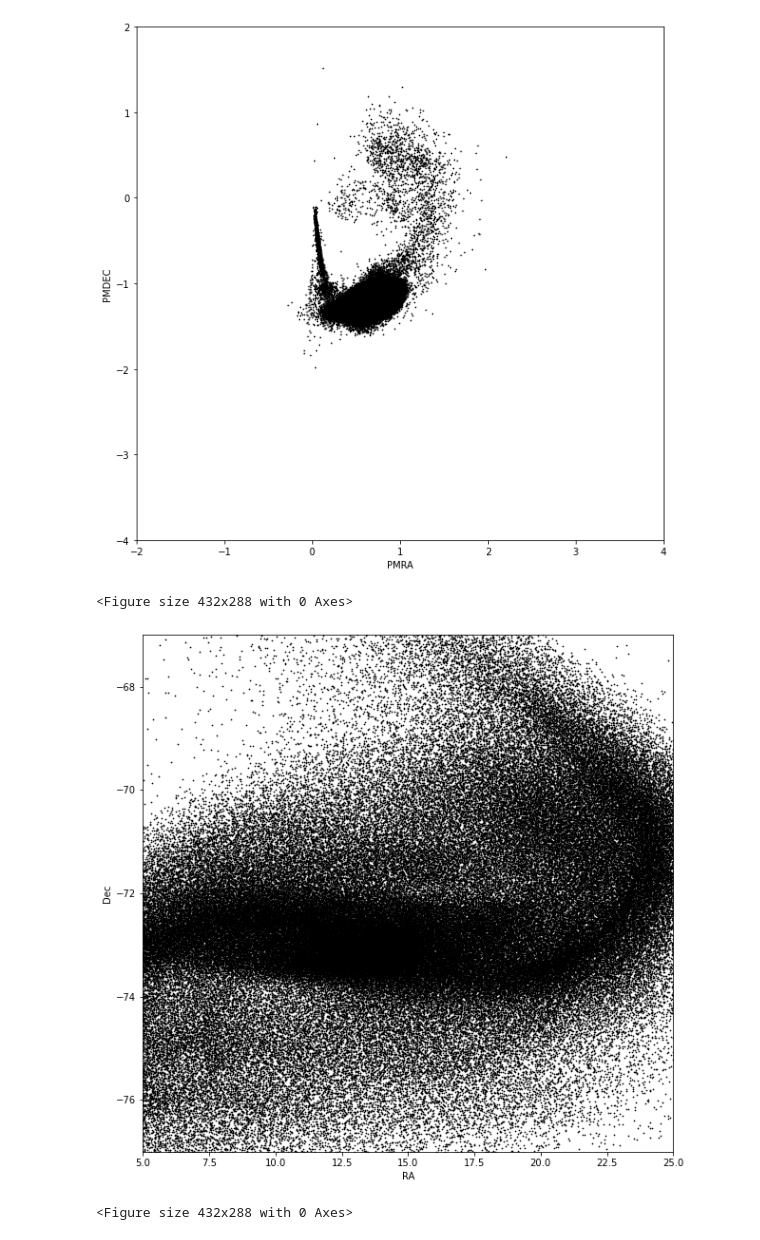
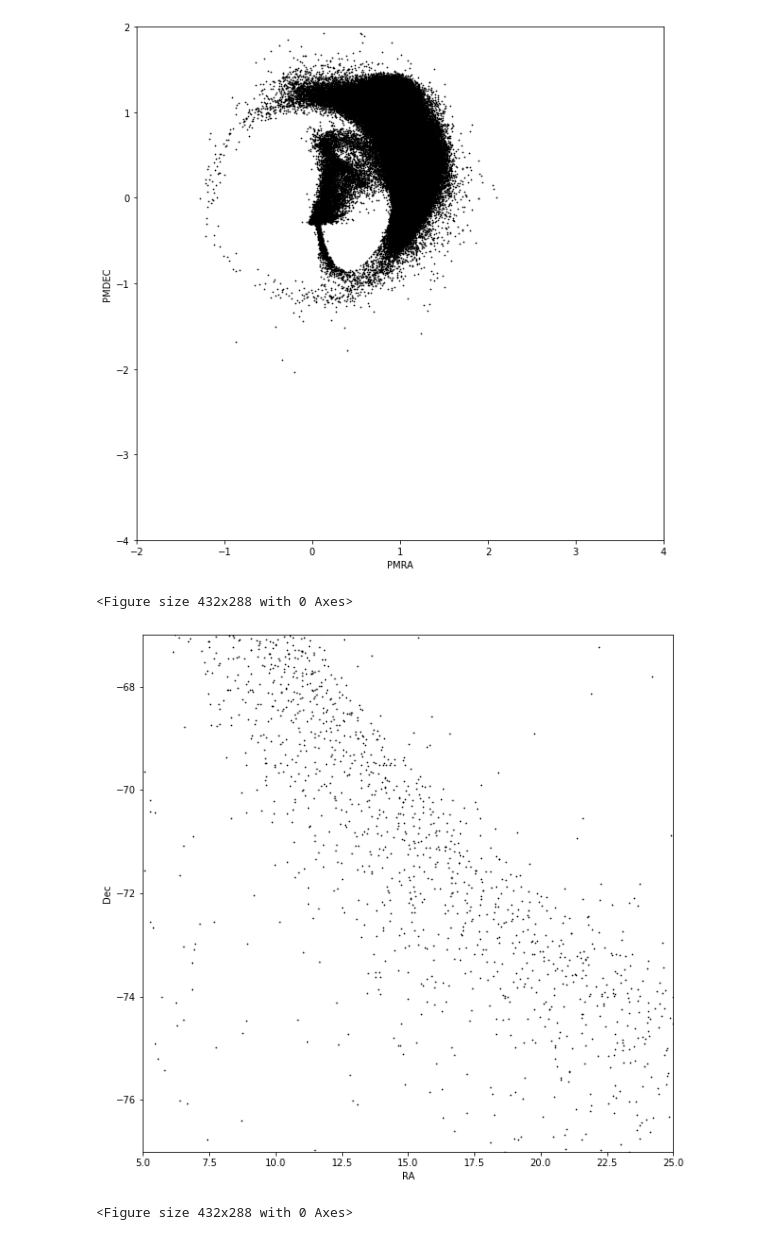
Before and after one commit to pzivick/smc_mcmc, a Jupyter notebook: FutureSim_Initial_Analysis.ipynb, the cells around one changed output. Cells and saved outputs as stored; diff of their text form; code cells hidden in the pictures.

```diff
--- a/FutureSim_Initial_Analysis.ipynb
+++ b/FutureSim_Initial_Analysis.ipynb
@@ -156,7 +155,7 @@ smcf40age_old = np.full((len(smcf40age_old), 1), 6040.0)
 # %%
-temp1a = coord.SkyCoord(x = smc1['X_G'] * u.kpc, y = smc1['Y_G'] * u.kpc, z = smc1['Z_G'] * u.kpc, \
-                       v_x = smc1['Vx_G'] * u.km/u.s, v_y = smc1['Vy_G'] * u.km/u.s, \
-                       v_z = smc1['Vz_G'] * u.km/u.s, frame=coord.Galactocentric(galcen_distance=8.1*u.kpc))
+temp1a = coord.SkyCoord(x = smcf40['X_G'] * u.kpc, y = smcf40['Y_G'] * u.kpc, z = smcf40['Z_G'] * u.kpc, \
+                       v_x = smcf40['Vx_G'] * u.km/u.s, v_y = smcf40['Vy_G'] * u.km/u.s, \
+                       v_z = smcf40['Vz_G'] * u.km/u.s, frame=coord.Galactocentric(galcen_distance=8.1*u.kpc))
 
 #print(temp1.transform_to(coord.ICRS))
 temp1b = temp1a.transform_to(coord.ICRS)
@@ -181,52 +180,37 @@ def add_wcs_columns(table, wcsvals):
 
 
 
-smc1 = add_wcs_columns(smc1, temp1b)
+smcf40 = add_wcs_columns(smcf40, temp1b)
 
 
-smc1.write(dir + "Data/allstar_Model1.fits", overwrite=True)
+smcf40.write(dir + "Data/allstar_Model2_F40.fits", overwrite=True)
 
 
-smc1_old = smc1[(smc1['Age'] >= 1000.0)]
+smcf40_old = smcf40[(smcf40['Age'] >= 1040.0)]
 
-smc1_old.write(dir + "Data/allstar_Model1_old.fits", overwrite=True)
+smcf40_old.write(dir + "Data/allstar_Model2_F40_old.fits", overwrite=True)
 
 
-smc1_young = smc1[(smc1['Age'] < 250.)]
+smcf40_young = smcf40[(smcf40['Age'] < 290.)]
 
-smc1_young.write(dir + "Data/allstar_Model1_young.fits", overwrite=True)
+smcf40_young.write(dir + "Data/allstar_Model2_F40_young.fits", overwrite=True)
 
 print("The different lengths are: ")
-print(len(smc1), len(smc1_old), len(smc1_young))
+print(len(smcf40), len(smcf40_old), len(smcf40_young))
 
 
 ### now do the same for the gas
 
-temp1c = coord.SkyCoord(x = smc1gas['X_G'] * u.kpc, y = smc1gas['Y_G'] * u.kpc, z = smc1gas['Z_G'] * u.kpc, \
-                       v_x = smc1gas['Vx_G'] * u.km/u.s, v_y = smc1gas['Vy_G'] * u.km/u.s, \
-                       v_z = smc1gas['Vz_G'] * u.km/u.s, frame=coord.Galactocentric(galcen_distance=8.1*u.kpc))
+temp1c = coord.SkyCoord(x = smcf40_gas['X_G'] * u.kpc, y = smcf40_gas['Y_G'] * u.kpc, z = smcf40_gas['Z_G'] * u.kpc, \
+                       v_x = smcf40_gas['Vx_G'] * u.km/u.s, v_y = smcf40_gas['Vy_G'] * u.km/u.s, \
+                       v_z = smcf40_gas['Vz_G'] * u.km/u.s, frame=coord.Galactocentric(galcen_distance=8.1*u.kpc))
 
 #print(temp1.transform_to(coord.ICRS))
 temp1d = temp1c.transform_to(coord.ICRS)
 
-smc1gas = add_wcs_columns(smc1gas, temp1d)
+smcf40_gas = add_wcs_columns(smcf40_gas, temp1d)
 
-smc1gas.write(dir + "Data/allstar_Model1_Gas.fits", overwrite=True)
-
-
-
-### now do the same for the DM
-
-temp1e = coord.SkyCoord(x = smc1dm['X_G'] * u.kpc, y = smc1dm['Y_G'] * u.kpc, z = smc1dm['Z_G'] * u.kpc, \
-                       v_x = smc1dm['Vx_G'] * u.km/u.s, v_y = smc1dm['Vy_G'] * u.km/u.s, \
-                       v_z = smc1dm['Vz_G'] * u.km/u.s, frame=coord.Galactocentric(galcen_distance=8.1*u.kpc))
-
-#print(temp1.transform_to(coord.ICRS))
-temp1f = temp1e.transform_to(coord.ICRS)
-
-smc1dm = add_wcs_columns(smc1dm, temp1f)
-
-smc1dm.write(dir + "Data/allstar_Model1_DM.fits", overwrite=True)
+smcf40_gas.write(dir + "Data/allstar_Model2_F40_Gas.fits", overwrite=True)
 
 
 
@@ -235,7 +219,7 @@ smc1dm.write(dir + "Data/allstar_Model1_DM.fits", overwrite=True)
 
 plt.clf()
 fig, ax = plt.subplots(figsize=(10,10))
-ax.scatter(smc1['RA'], smc1['DEC'], s=2, marker='.', color='black')
+ax.scatter(smcf40['RA'], smcf40['DEC'], s=2, marker='.', color='black')
 ax.set_xlim(5, 25)
 ax.set_ylim(-77, -67)
 ax.set_xlabel("RA")
@@ -246,7 +230,7 @@ plt.show()
 
 plt.clf()
 fig, ax = plt.subplots(figsize=(10,10))
-ax.scatter(smc1['PMRA'], smc1['PMDEC'], s=2, marker='.', color='black')
+ax.scatter(smcf40['PMRA'], smcf40['PMDEC'], s=2, marker='.', color='black')
 ax.set_xlim(-2, 4)
 ax.set_ylim(-4, 2)
 ax.set_xlabel("PMRA")
@@ -259,7 +243,7 @@ plt.show()
 
 plt.clf()
 fig, ax = plt.subplots(figsize=(10,10))
-ax.scatter(smc1gas['RA'], smc1gas['DEC'], s=2, marker='.', color='black')
+ax.scatter(smcf40_gas['RA'], smcf40_gas['DEC'], s=2, marker='.', color='black')
 ax.set_xlim(5, 25)
 ax.set_ylim(-77, -67)
 ax.set_xlabel("RA")
@@ -270,7 +254,7 @@ plt.show()
 
 plt.clf()
 fig, ax = plt.subplots(figsize=(10,10))
-ax.scatter(smc1gas['PMRA'], smc1gas['PMDEC'], s=2, marker='.', color='black')
+ax.scatter(smcf40_gas['PMRA'], smcf40_gas['PMDEC'], s=2, marker='.', color='black')
 ax.set_xlim(-2, 4)
 ax.set_ylim(-4, 2)
 ax.set_xlabel("PMRA")
@@ -284,5 +269,5 @@ The different lengths are:
 <Figure size 432x288 with 0 Axes>
-[figure, old version]
+[figure, new version]
 <Figure size 432x288 with 0 Axes>
-[figure, old version]
+[figure, new version]
 <Figure size 432x288 with 0 Axes>
```
Also changed, not shown: parts of 6 cells of this notebook, 3 other files.
